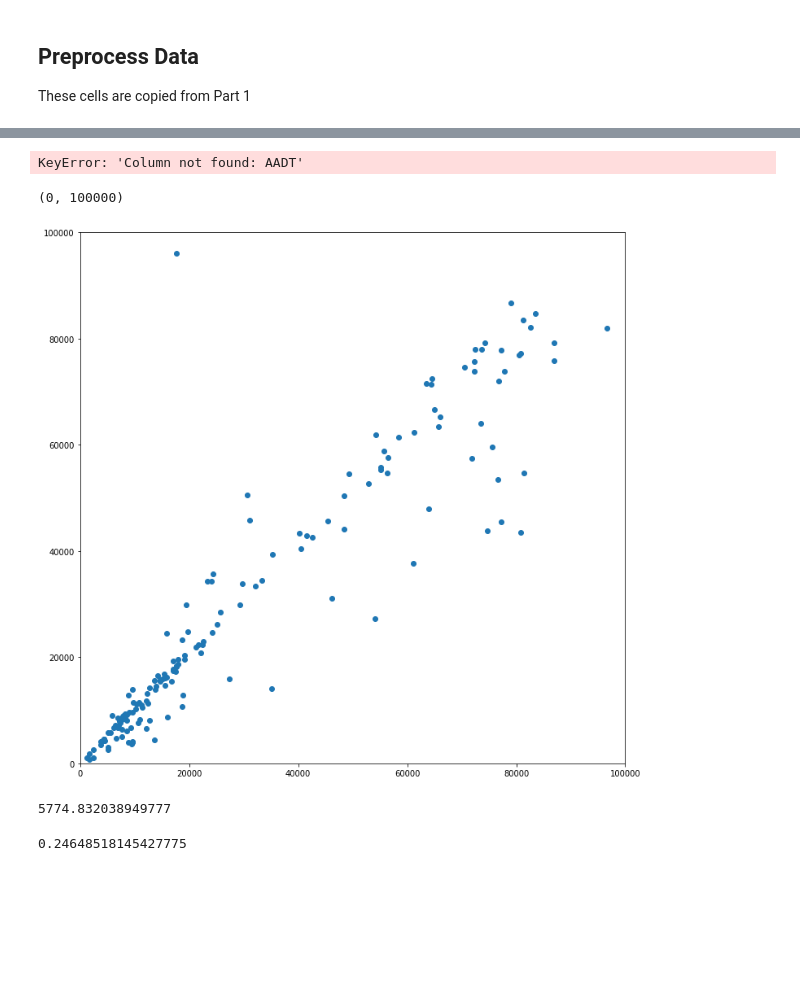
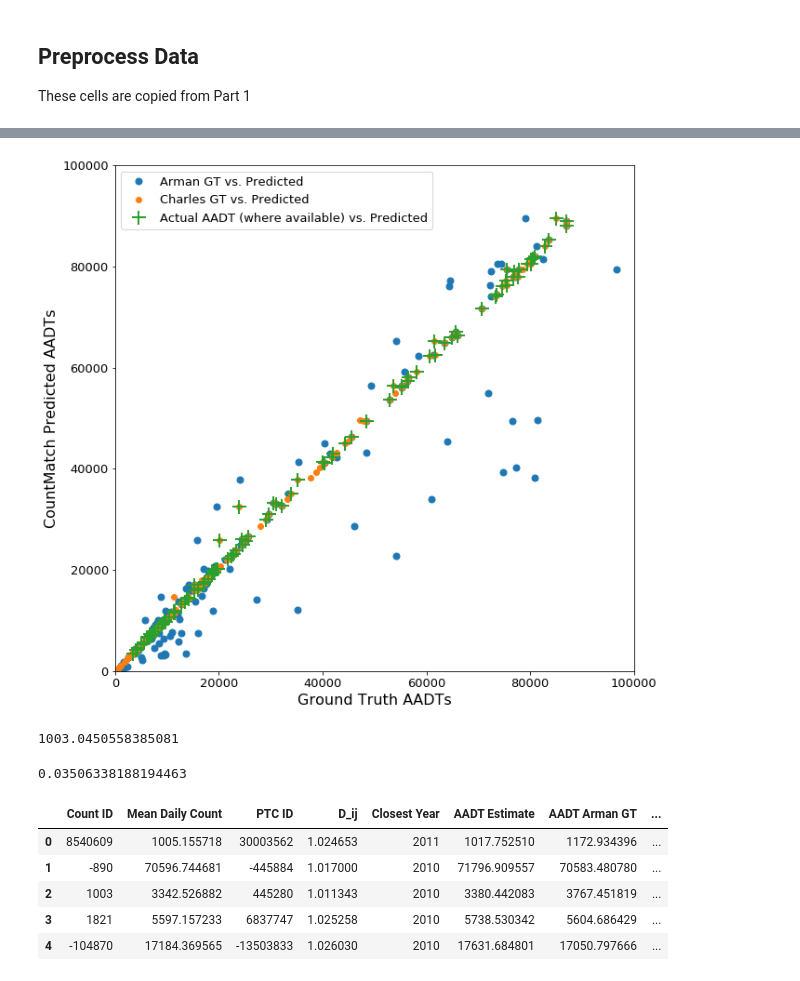
Before and after one commit to CityofToronto/bdit_traffic_prophet, a Jupyter notebook: development_notebooks/CountmatchDev2-ReproducingArmanMAE.ipynb, the cells around one changed output, grey strips where cells are left out. Saved outputs shown, nothing was run; the diff lists cells and outputs as text; code cells hidden in the pictures; blank space fills up the shorter version.

```diff
--- a/development_notebooks/CountmatchDev2-ReproducingArmanMAE.ipynb
+++ b/development_notebooks/CountmatchDev2-ReproducingArmanMAE.ipynb
@@ -300,6 +300,8 @@ ptc_ptc_id_minmse = []
 ptc_dij_minmse = []
 ptc_closest_year = []
 ptc_aadt_est = []
+ptc_arman_gt = []
+ptc_charles_gt = []
 ptc_aadt_actual = []
 ptc_sttc_daily_count = []
 
@@ -326,7 +328,11 @@ for tc in rdr.ptcs.values():
         sttc_daily_count_cyavg * dij_mmseptc *
         tc.growth_factor**(want_year - closest_year))
 
-    aadt_actual = tc.tc_mse.groupby('PTC ID')['AADT'].mean()[ptcid_mmse]
+    arman_gt = tc.tc_mse.groupby('PTC ID')['AADT'].mean()[ptcid_mmse]
+
+    charles_gt = (tc.data['AADT'].loc[closest_year, 'AADT'] *
+                  tc.growth_factor**(want_year - closest_year))
+    aadt_actual = tc.data['AADT'].loc[closest_year, 'AADT'] if closest_year == want_year else np.nan
 
     # Add to lists.
     ptc_count_id.append(tc.count_id)
@@ -335,6 +341,8 @@ for tc in rdr.ptcs.values():
     ptc_dij_minmse.append(dij_mmseptc)
     ptc_closest_year.append(closest_year)
     ptc_aadt_est.append(aadt_estimate)
+    ptc_arman_gt.append(arman_gt)
+    ptc_charles_gt.append(charles_gt)
     ptc_aadt_actual.append(aadt_actual)
 
 ptc_validation_aadt = pd.DataFrame({
@@ -344,25 +352,44 @@ ptc_validation_aadt = pd.DataFrame({
     'D_ij': ptc_dij_minmse,
     'Closest Year': ptc_closest_year,
     'AADT Estimate': ptc_aadt_est,
+    'AADT Arman GT': ptc_arman_gt,
+    'AADT Charles GT': ptc_charles_gt,
     'AADT Actual': ptc_aadt_actual})
-# %% [output]
-KeyError: 'Column not found: AADT'
-# %%
-fig, ax = plt.subplots(figsize=(12, 12))
-ax.plot(ptc_validation_aadt['AADT Actual'], ptc_validation_aadt['AADT Estimate'],
-        marker='o', ls='None')
-ax.set_xlim([0, 100000])
-ax.set_ylim([0, 100000])
-# %% [output]
-(0, 100000)
-[figure, removed]
+# %%
+notnulls = ~ptc_validation_aadt['AADT Actual'].isnull()
+# %%
+fig, ax = plt.subplots(figsize=(10, 10))
+ax.plot(ptc_validation_aadt['AADT Arman GT'], ptc_validation_aadt['AADT Estimate'],
+        color=defaultcolours[0], marker='o', ms=7, ls='None', label='Arman GT vs. Predicted')
+ax.plot(ptc_validation_aadt['AADT Charles GT'], ptc_validation_aadt['AADT Estimate'],
+        color=defaultcolours[1], marker='o', ls='None', label='Charles GT vs. Predicted')
+ax.plot(ptc_validation_aadt.loc[notnulls, 'AADT Actual'],
+        ptc_validation_aadt.loc[notnulls, 'AADT Estimate'],
+        color=defaultcolours[2], marker='+', ls='None', ms=15, mew=2, label='Actual AADT (where available) vs. Predicted')
+ax.set_xlim([0, 100000])
+ax.set_ylim([0, 100000])
+ax.set_xlabel('Ground Truth AADTs', fontsize=16)
+ax.set_ylabel('CountMatch Predicted AADTs', fontsize=16)
+ax.tick_params(axis='both', which='both', labelsize=13)
+ax.legend(loc=2, prop={'size': 13});
+# %% [output]
+[figure, added]
 # %%
-sklm.mean_absolute_error(ptc_validation_aadt['AADT Estimate'], ptc_validation_aadt['AADT Actual'])
+sklm.mean_absolute_error(ptc_validation_aadt.loc[notnulls, 'AADT Estimate'], ptc_validation_aadt.loc[notnulls, 'AADT Actual'])
 # %% [output]
-5774.832038949777
+1003.0450558385081
 # %%
 np.mean(
-    np.abs(ptc_validation_aadt['AADT Actual'] - ptc_validation_aadt['AADT Estimate']) /
-    ptc_validation_aadt['AADT Actual'])
+    np.abs(ptc_validation_aadt.loc[notnulls, 'AADT Actual'] - ptc_validation_aadt.loc[notnulls, 'AADT Estimate']) /
+    ptc_validation_aadt.loc[notnulls, 'AADT Actual'])
 # %% [output]
-0.24648518145427775
+0.03506338188194463
+# %%
+ptc_validation_aadt.head()
+# %% [output]
+|  | Count ID | Mean Daily Count | PTC ID | D_ij | Closest Year | AADT Estimate | AADT Arman GT | ... |
+| 0 | 8540609 | 1005.155718 | 30003562 | 1.024653 | 2011 | 1017.752510 | 1172.934396 | ... |
+| 1 | -890 | 70596.744681 | -445884 | 1.017000 | 2010 | 71796.909557 | 70583.480780 | ... |
+| 2 | 1003 | 3342.526882 | 445280 | 1.011343 | 2010 | 3380.442083 | 3767.451819 | ... |
+| 3 | 1821 | 5597.157233 | 6837747 | 1.025258 | 2010 | 5738.530342 | 5604.686429 | ... |
+| 4 | -104870 | 17184.369565 | -13503833 | 1.026030 | 2010 | 17631.684801 | 17050.797666 | ... |
```
Also changed, not shown: parts of 54 cells of this notebook, 1 other file.
